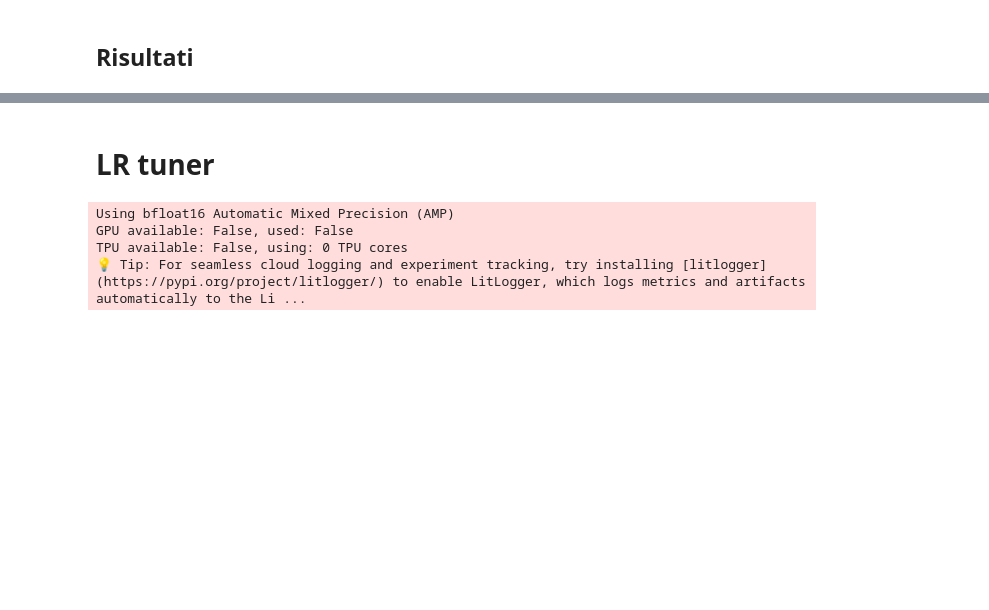
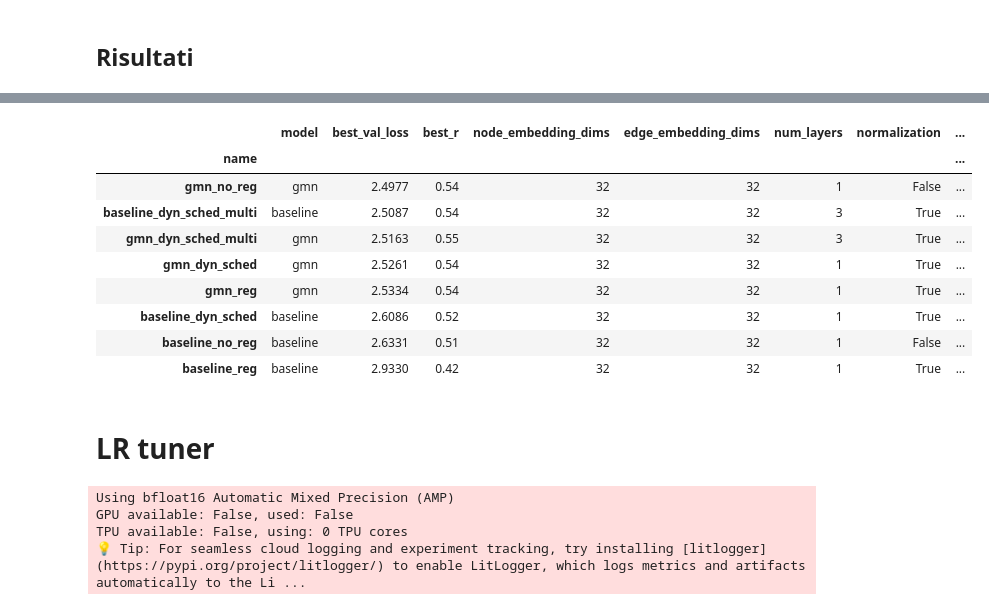
Before and after one commit to IsabelReguera/project_graph_ml, a Jupyter notebook: experiments.ipynb, the cells around one changed output, grey strips where cells are left out. Cells and saved outputs as stored; diff of their text form; code cells hidden in the pictures; blank space fills up the shorter version.

```diff
--- a/experiments.ipynb
+++ b/experiments.ipynb
@@ -516,34 +538,45 @@ summary = []
 for cfg in EXPERIMENTS:
     name = cfg['name']
     exp_dir = os.path.join(LOGS_DIR, name)
     ver_dirs = sorted(glob.glob(os.path.join(exp_dir, 'version_*')))
     if not ver_dirs:
         continue
     metrics_path = os.path.join(ver_dirs[-1], 'metrics.csv')
     if not os.path.exists(metrics_path):
         continue
     metrics = pd.read_csv(metrics_path)
     idx_best = metrics['val_loss'].idxmin()
     best_val = metrics.loc[idx_best, 'val_loss']
     best_r   = metrics.loc[idx_best, 'val_pearson_r']
     stopped_at = int(metrics['epoch'].max())
     summary.append({
         'name':                 name,
         'model':                cfg['model'],
         'best_val_loss':        round(float(best_val), 4),
-        'best_r':               round(float(best_r), 2)
+        'best_r':               round(float(best_r), 2),
         'node_embedding_dims':  cfg['node_embedding_dims'][-1],
         'edge_embedding_dims':  cfg['edge_embedding_dims'][-1],
         'num_layers':           cfg['num_layers'],
         'normalization':        cfg['normalization'],
         'dropout_p':            cfg['dropout_p'],
         'l2_norm':              cfg['l2_norm'],
         'use_dynamic_schedule': cfg['use_dynamic_schedule'],
         'max_lr':               cfg['max_lr'],
         'batch_size':           cfg['batch_size'],
     })
 
 pd.DataFrame(summary).set_index('name').sort_values('best_val_loss')
+# %% [output]
+|  | model | best_val_loss | best_r | node_embedding_dims | edge_embedding_dims | num_layers | normalization | ... |
+| name |  |  |  |  |  |  |  | ... |
+| gmn_no_reg | gmn | 2.4977 | 0.54 | 32 | 32 | 1 | False | ... |
+| baseline_dyn_sched_multi | baseline | 2.5087 | 0.54 | 32 | 32 | 3 | True | ... |
+| gmn_dyn_sched_multi | gmn | 2.5163 | 0.55 | 32 | 32 | 3 | True | ... |
+| gmn_dyn_sched | gmn | 2.5261 | 0.54 | 32 | 32 | 1 | True | ... |
+| gmn_reg | gmn | 2.5334 | 0.54 | 32 | 32 | 1 | True | ... |
+| baseline_dyn_sched | baseline | 2.6086 | 0.52 | 32 | 32 | 1 | True | ... |
+| baseline_no_reg | baseline | 2.6331 | 0.51 | 32 | 32 | 1 | False | ... |
+| baseline_reg | baseline | 2.9330 | 0.42 | 32 | 32 | 1 | True | ... |
 # %% [markdown]
 # LR tuner
 # %%
```
Also changed, not shown: parts of 4 cells of this notebook, 4 other files.
